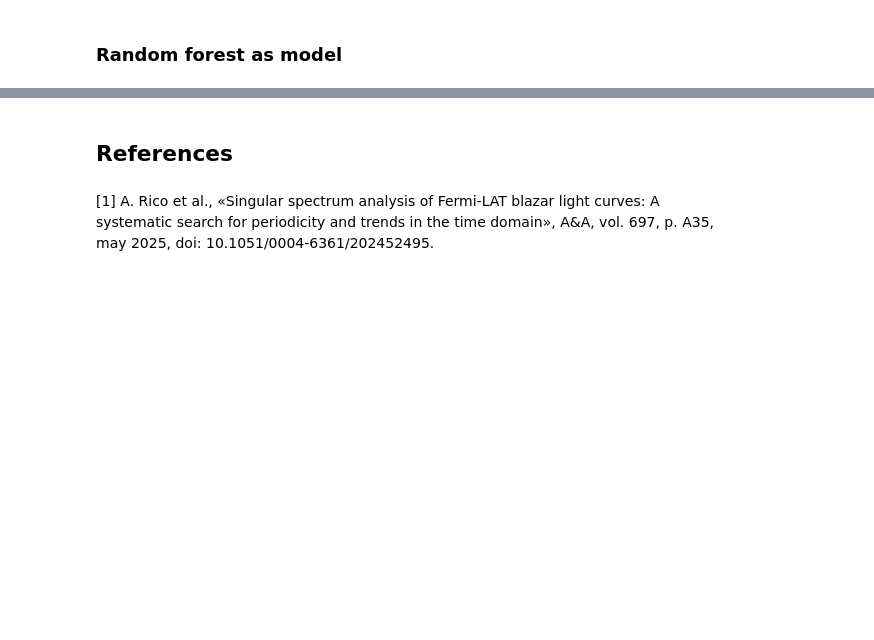
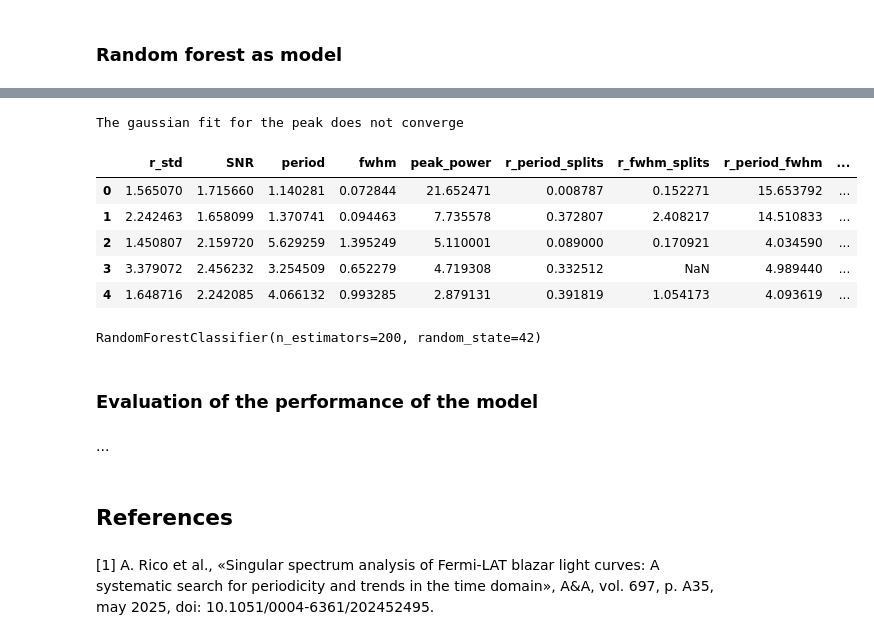
Before and after one commit to AaronAlonsoM/Search-for-SMBH-Systems, a Jupyter notebook: notebooks/Search for Supermassive Binary Black Holes Systems.ipynb, the cells around one changed output, grey strips where cells are left out. Drawn from its saved outputs; the diff is of its cells as text; code cells hidden in the pictures; blank space fills up the shorter version.

```diff
--- a/notebooks/Search for Supermassive Binary Black Holes Systems.ipynb
+++ b/notebooks/Search for Supermassive Binary Black Holes Systems.ipynb
@@ -308,3 +325,50 @@ Following the methodology used for real LCs, SSA is performed to get the reconst
+# %%
+n_simulations = 25 # Test on 25
+freq_bound = 0.028
+c_bound = 0.9
+
+sim = LC_sim(17)
+features_list = [] # This list will store the features of each simulation
+
+blazar = 'sim'
+for i in range(n_simulations):
+
+    # Smulations containing a periodic component
+    time, curve = sim.curve()
+    features_curve= features_extraction(time, curve, freq_bound, c_bound)
+    features_curve['class'] = 1
+    features_list.append(features_curve)
+
+    # Simulations containing noise only
+    time, noise= sim.noise()
+    features_noise= features_extraction(time, noise, freq_bound, c_bound)
+    features_noise['class'] = 0
+    features_list.append(features_noise)
+
+df_features_sim = pd.DataFrame(features_list) # Final df containing the information of every simulation
+df_features_sim.head()
+# %% [output]
+The gaussian fit for the peak does not converge
+|  | r_std | SNR | period | fwhm | peak_power | r_period_splits | r_fwhm_splits | r_period_fwhm | ... |
+| 0 | 1.565070 | 1.715660 | 1.140281 | 0.072844 | 21.652471 | 0.008787 | 0.152271 | 15.653792 | ... |
+| 1 | 2.242463 | 1.658099 | 1.370741 | 0.094463 | 7.735578 | 0.372807 | 2.408217 | 14.510833 | ... |
+| 2 | 1.450807 | 2.159720 | 5.629259 | 1.395249 | 5.110001 | 0.089000 | 0.170921 | 4.034590 | ... |
+| 3 | 3.379072 | 2.456232 | 3.254509 | 0.652279 | 4.719308 | 0.332512 | NaN | 4.989440 | ... |
+| 4 | 1.648716 | 2.242085 | 4.066132 | 0.993285 | 2.879131 | 0.391819 | 1.054173 | 4.093619 | ... |
+# %%
+df_features = df_features_sim.dropna()
+X = df_features.drop(columns = ['class'] ) # X contains the known features of experimental data
+y = df_features['class'] # y is the target (0 or 1)
+train_X, val_X, train_y, val_y =  train_test_split(X, y, train_size = 0.8, random_state= 42)
+
+# Training
+forest_clf.fit(train_X, train_y)
+# %% [output]
+RandomForestClassifier(n_estimators=200, random_state=42)
+# %% [markdown]
+### Evaluation of the performance of the model
+# %% [markdown]
+...
 # %% [markdown]
 ## References
 # %% [markdown]
```
Also changed, not shown: parts of 14 cells of this notebook, 3 other files.
